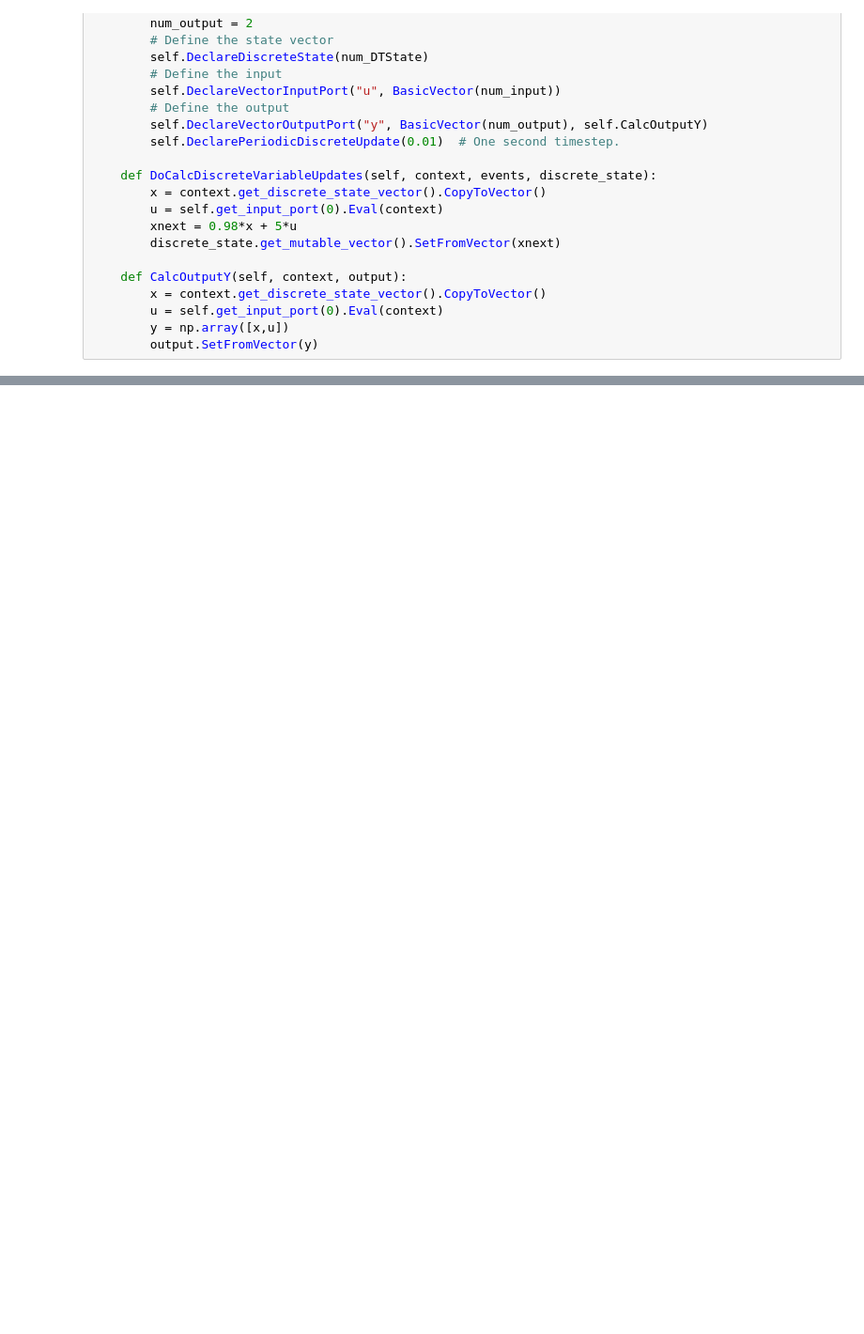
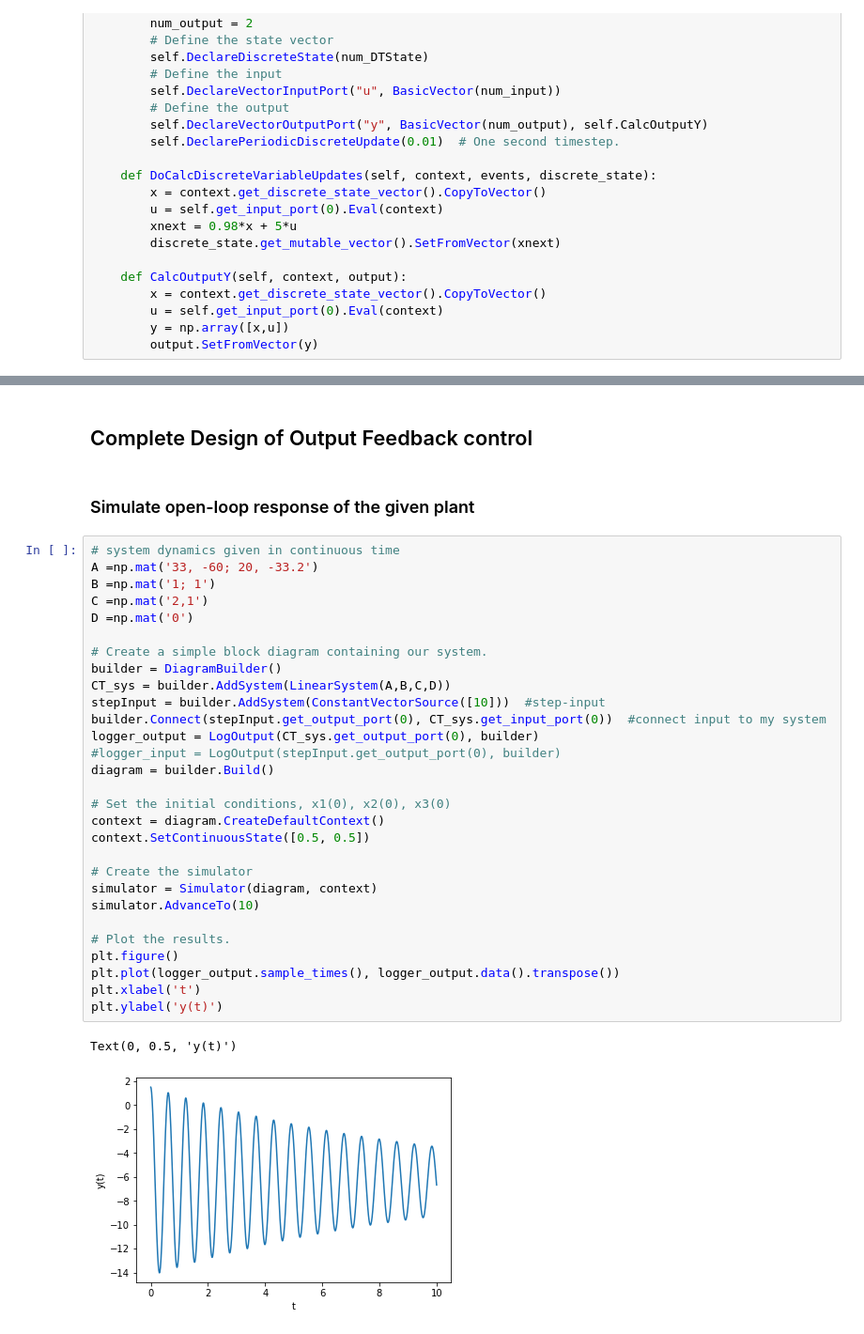
Before and after one commit to GitWeiZhang/teaching, a Jupyter notebook: ME424_F21/Drake_Examples/Lecture6.ipynb, the cells around one changed output, grey strips where cells are left out. Shown at 94% size. Drawn from its saved outputs; the diff is of its cells as text; blank space fills up the shorter version.

```diff
--- a/ME424_F21/Drake_Examples/Lecture6.ipynb
+++ b/ME424_F21/Drake_Examples/Lecture6.ipynb
@@ -62,0 +134,36 @@ Text(0, 0.5, 'y(t)')
+# %% [markdown]
+## Complete Design of Output Feedback control
+# %% [markdown]
+### Simulate open-loop response of the given plant
+# %%
+# system dynamics given in continuous time
+A =np.mat('33, -60; 20, -33.2')
+B =np.mat('1; 1')
+C =np.mat('2,1')
+D =np.mat('0')
+
+# Create a simple block diagram containing our system.
+builder = DiagramBuilder()
+CT_sys = builder.AddSystem(LinearSystem(A,B,C,D))
+stepInput = builder.AddSystem(ConstantVectorSource([10]))  #step-input
+builder.Connect(stepInput.get_output_port(0), CT_sys.get_input_port(0))  #connect input to my system
+logger_output = LogOutput(CT_sys.get_output_port(0), builder)
+#logger_input = LogOutput(stepInput.get_output_port(0), builder)
+diagram = builder.Build()
+
+# Set the initial conditions, x1(0), x2(0), x3(0)
+context = diagram.CreateDefaultContext()
+context.SetContinuousState([0.5, 0.5])
+
+# Create the simulator
+simulator = Simulator(diagram, context)
+simulator.AdvanceTo(10)
+
+# Plot the results.
+plt.figure()
+plt.plot(logger_output.sample_times(), logger_output.data().transpose())
+plt.xlabel('t')
+plt.ylabel('y(t)')
+# %% [output]
+Text(0, 0.5, 'y(t)')
+[figure, added]
```
Also changed, not shown: parts of 15 cells of this notebook, 3 other files.
